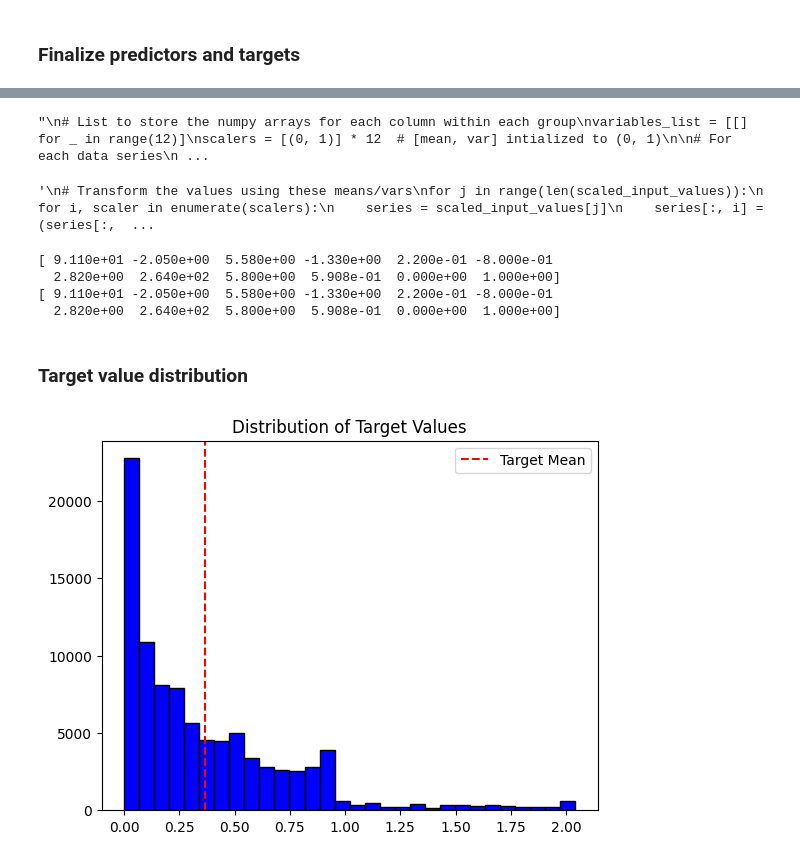
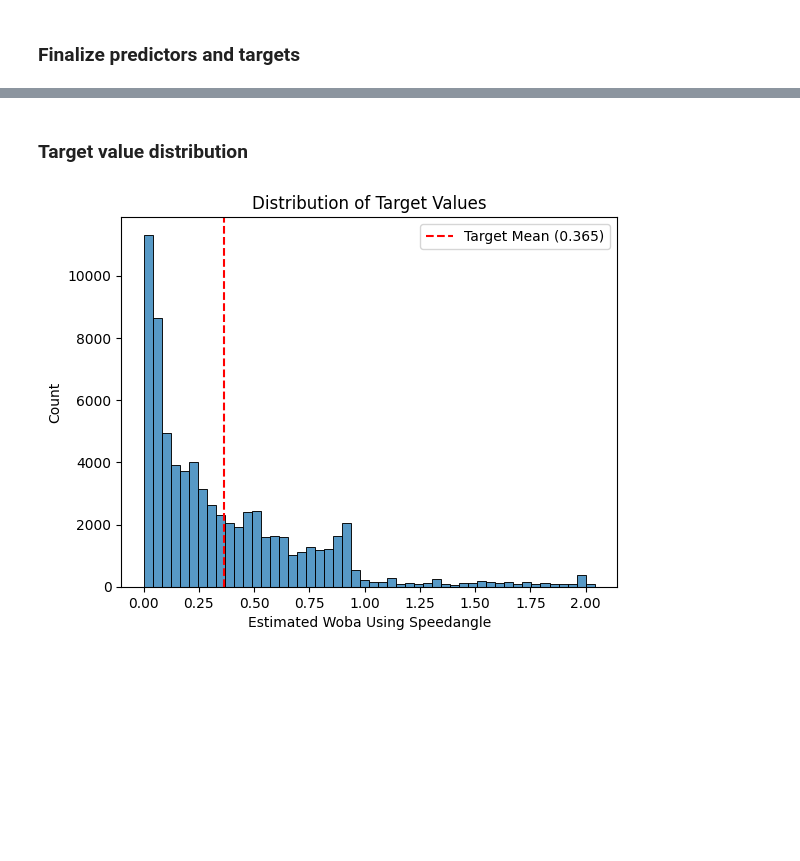
Before and after one commit to zybecker/DS-5500, a Jupyter notebook: RNN_Model/Data_preprocessing.ipynb, the cells around one changed output, grey strips where cells are left out. Saved outputs shown, nothing was run; the diff lists cells and outputs as text; code cells hidden in the pictures; blank space fills up the shorter version.

Commit message:
Updating RNN model
Includes updated model tuning, helper functions, final model training, saving tuning results

```diff
--- a/RNN_Model/Data_preprocessing.ipynb
+++ b/RNN_Model/Data_preprocessing.ipynb
@@ -186,8 +193,0 @@ I want to make mimize one or two very long sequences causing us to increase the
-# %%
-# Figure out how many pitches each at bat has
-sizes = grouped.size().values
-max_pitches = np.quantile(sizes, 0.99)
-print(f"Include seqeunces with less than {int(max_pitches) + 1} pitches.")
-# Drop groups with these
-filtered_grouped = grouped.filter(lambda x: len(x) <= max_pitches)
-grouped = filtered_grouped.groupby(['game_date', 'at_bat_number', 'home_team'])
@@ -199,0 +233,10 @@ Number of unique pitch sequences:  92526
+# %%
+# Drop any exceptionally long sequences
+grouped = drop_long_sequences(grouped)
+
+# Filter variables down
+grouped_features = grouped[features]
+
+# Get features into one array of equal size
+input_values = grouped_to_array_pad(grouped_features)
+print("Number of unique pitch sequences: ", len(grouped))
@@ -208,10 +257,3 @@ target = 'estimated_woba_using_speedangle'
 # %%
 # Get last pitches in sequence (first in series) and convert to numpy array. These contain the wOBA values
 ys = grouped.first()[target].to_numpy(dtype='float32')
-# %%
-# Filter variables down
-grouped_features = grouped[features]
-# Get features into one array
-input_values = np.array(np.array([g[1].to_numpy(dtype='float32') for g in grouped_features], dtype="object"), dtype="object")
-# Scale each
-n_variables = len(features)
@@ -218 +270,6 @@ n_variables = len(features)
+# %%
+# One last time, drop nan values (sequences with nan values)
+nan_seqs = np.where([np.isnan(row).sum() > 0 for row in input_values])
+ys_final = np.delete(ys, nan_seqs, axis=0)
+input_values_final = np.delete(input_values, nan_seqs, axis=0)
 # %%
@@ -227,54 +281,13 @@ Scale using zero mean scaling. Get mean, var of column across all time steps, an
-# %%
-'''
-# List to store the numpy arrays for each column within each group
-variables_list = [[] for _ in range(12)]
-scalers = [(0, 1)] * 12  # [mean, var] intialized to (0, 1)
-
-# For each data series
-for series in tqdm(input_values):
-  # For each column in that series
-  for i in range(12):
-    # Add values to running list
-    variables_list[i].extend(series[:, i].flatten())
-
-# Determine the mean and variance of that column's array
-for i, series in enumerate(variables_list):
-  series = np.array(series)
-  mean, var = series.mean(), series.std()
-  scalers[i] = (mean, var)
-'''
-# %% [output]
-"\n# List to store the numpy arrays for each column within each group\nvariables_list = [[] for _ in range(12)]\nscalers = [(0, 1)] * 12  # [mean, var] intialized to (0, 1)\n\n# For each data series\n ...
-# %%
-
-scaled_input_values = deepcopy(input_values)
-'''
-# Transform the values using these means/vars
-for j in range(len(scaled_input_values)):
-  for i, scaler in enumerate(scalers):
-    series = scaled_input_values[j]
-    series[:, i] = (series[:, i] - scaler[0] ) / scaler[1]
-'''
-# %% [output]
-'\n# Transform the values using these means/vars\nfor j in range(len(scaled_input_values)):\n  for i, scaler in enumerate(scalers):\n    series = scaled_input_values[j]\n    series[:, i] = (series[:,  ...
-# %%
-print(scaled_input_values[0][0])
-print(input_values[0][0])
-# %% [output]
-[ 9.110e+01 -2.050e+00  5.580e+00 -1.330e+00  2.200e-01 -8.000e-01
-  2.820e+00  2.640e+02  5.800e+00  5.908e-01  0.000e+00  1.000e+00]
-[ 9.110e+01 -2.050e+00  5.580e+00 -1.330e+00  2.200e-01 -8.000e-01
-  2.820e+00  2.640e+02  5.800e+00  5.908e-01  0.000e+00  1.000e+00]
 # %% [markdown]
 ### Target value distribution
 # %%
-# Plot the values
 plt.title("Distribution of Target Values")
-plt.hist(ys, bins=30, color='b', edgecolor='black')
-plt.axvline(x=ys.mean(), color='r', linestyle='--', label='Target Mean')
+sns.histplot(ys_final, bins=50)
+plt.axvline(x=ys_final.mean(), color='r', linestyle='--', label=f'Target Mean ({ys_final.mean():.3f})')
 plt.legend()
+plt.xlabel("Estimated Woba Using Speedangle")
 plt.show()
 # %% [output]
-[figure, old version]
+[figure, new version]
 # %% [markdown]
 ### Save input and target tensors for disk for future use
```
Also changed, not shown: parts of 38 cells of this notebook, 7 other files.
